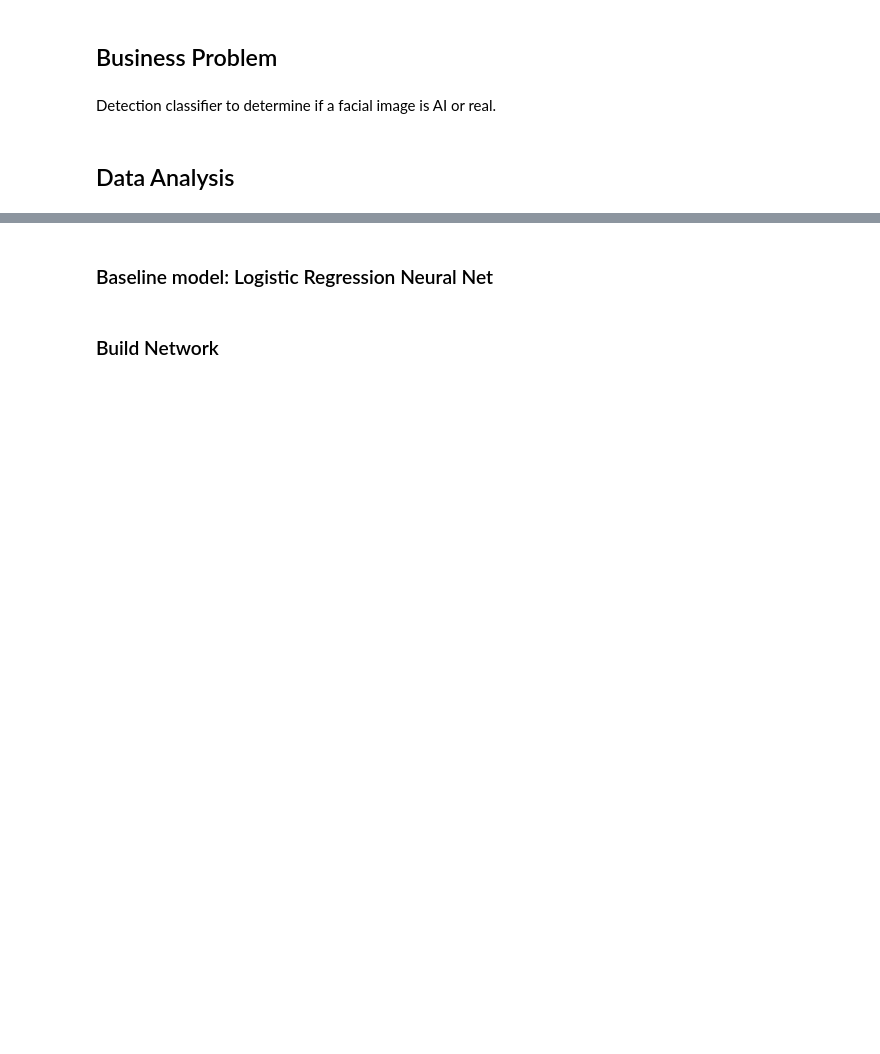
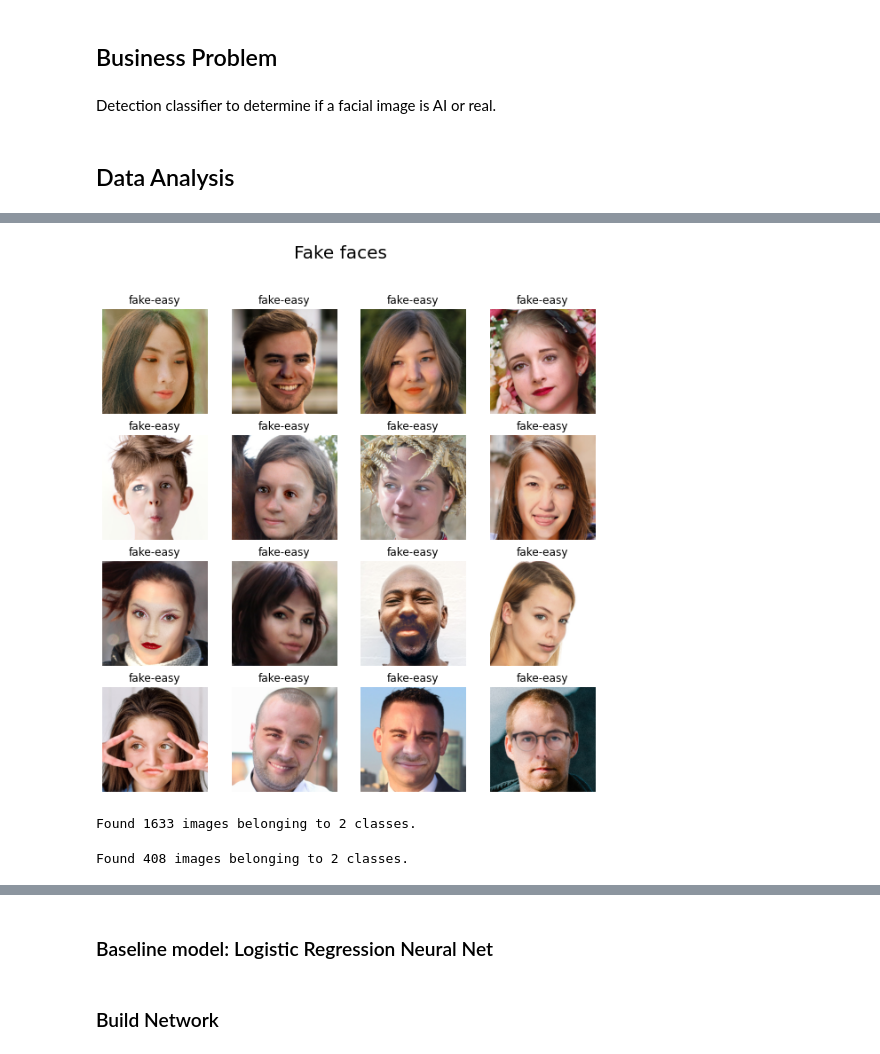
Before and after one commit to Ashendy/AI-Facial-Detection, a Jupyter notebook: Main.ipynb, the cells around one changed output, grey strips where cells are left out. Drawn from its saved outputs; the diff is of its cells as text; code cells hidden in the pictures; blank space fills up the shorter version.

```diff
--- a/Main.ipynb
+++ b/Main.ipynb
@@ -46,0 +62,13 @@ test_images, test_labels = next(test_generator)
+# %%
+fig = plt.figure(figsize=(8,8))
+
+for i in range(16):
+    plt.subplot(4, 4, i+1)
+    plt.imshow(load_img(fake + fake_path[i]), cmap='gray')
+    plt.suptitle("Fake faces",fontsize=20)
+    plt.title('fake-'+ fake_path[i][:4])
+    plt.axis('off')
+
+plt.show()
+# %% [output]
+[figure, added]
@@ -46,0 +82,17 @@ test_images, test_labels = next(test_generator)
+# %%
+train_generator = data_with_aug.flow_from_directory(dataset_path,
+                                          class_mode="binary",
+                                          target_size=(96, 96),
+                                          batch_size=32,
+                                          subset="training")
+# %% [output]
+Found 1633 images belonging to 2 classes.
+# %%
+val_generator = data_with_aug.flow_from_directory(dataset_path,
+                                          class_mode="binary",
+                                          target_size=(96, 96),
+                                          batch_size=32,
+                                          subset="validation"
+                                          )
+# %% [output]
+Found 408 images belonging to 2 classes.
```
Also changed, not shown: parts of 20 cells of this notebook.
